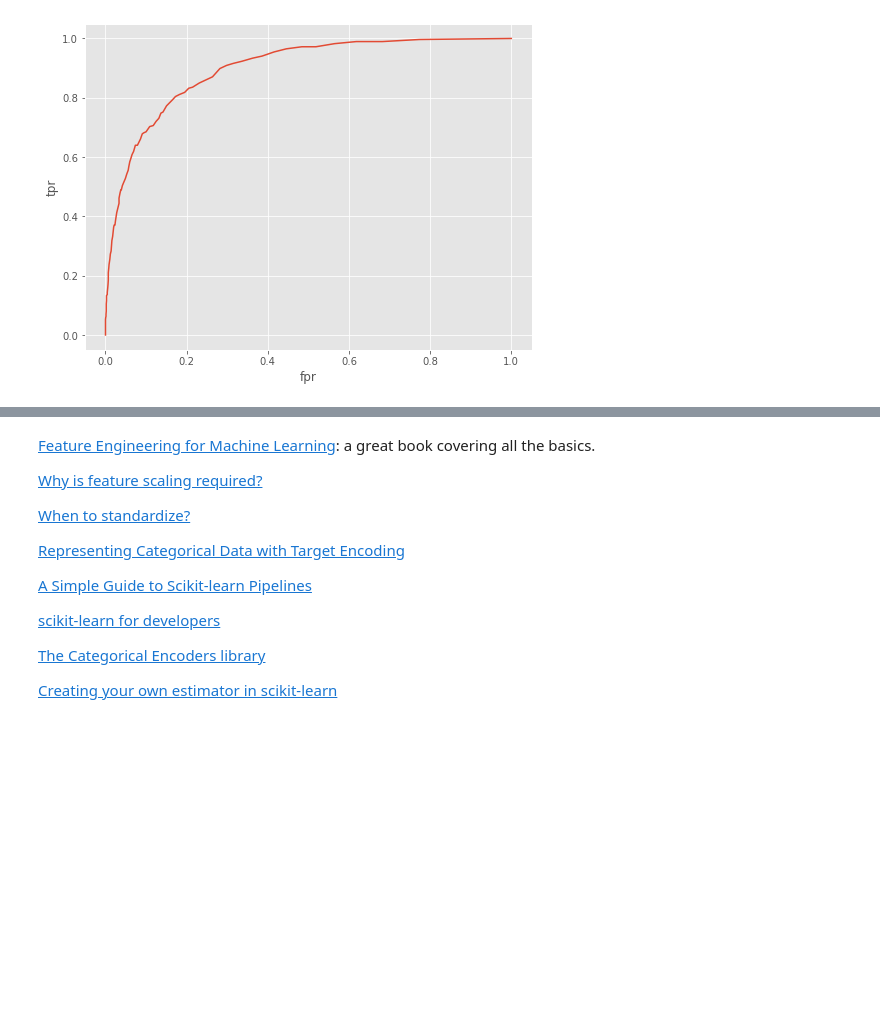
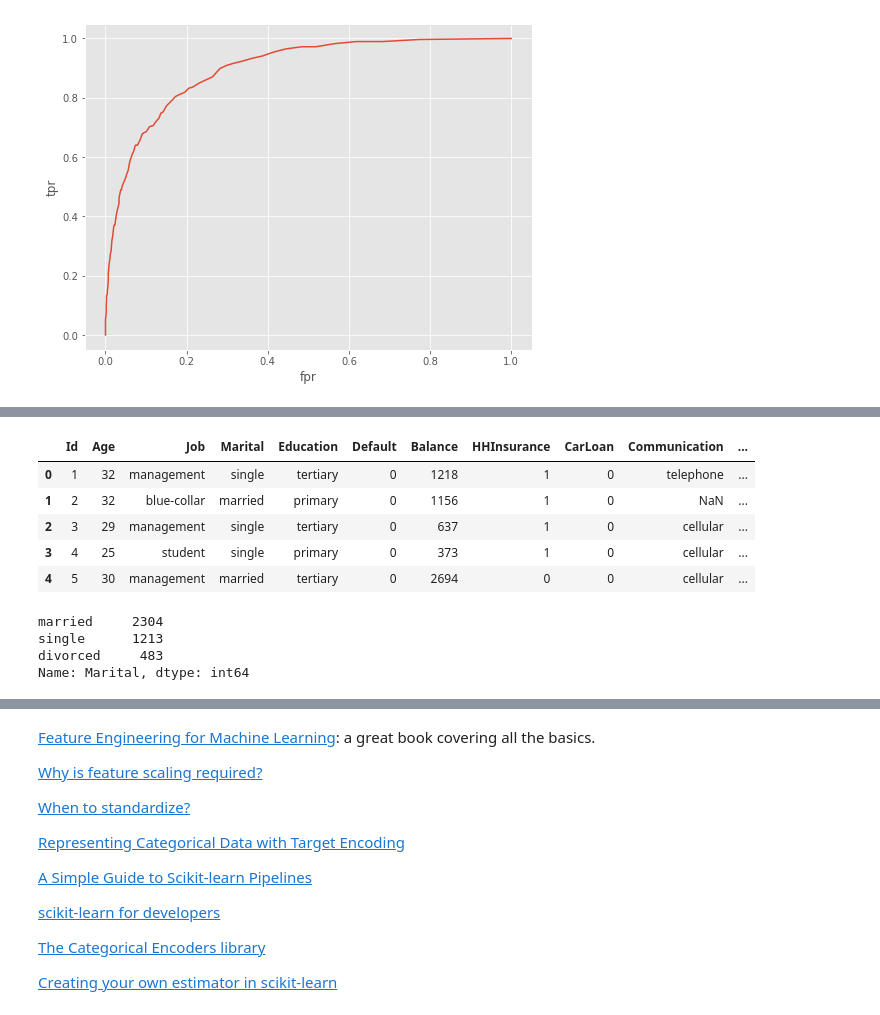
Before and after one commit to dan1dr/master_DS, a Jupyter notebook: 4.Machine_Learning/4.Feature_Engineering.ipynb, the cells around one changed output, grey strips where cells are left out. Drawn from its saved outputs; the diff is of its cells as text; code cells hidden in the pictures; blank space fills up the shorter version.

```diff
--- a/4.Machine_Learning/4.Feature_Engineering.ipynb
+++ b/4.Machine_Learning/4.Feature_Engineering.ipynb
@@ -530,0 +546,17 @@ evaluate(RandomForestClassifier(), standardized_data, target)
+# %%
+df = pd.read_csv('c://users/danid/Downloads/carInsurance_train.csv')
+df.head()
+# %% [output]
+|  | Id | Age | Job | Marital | Education | Default | Balance | HHInsurance | CarLoan | Communication | ... |
+| 0 | 1 | 32 | management | single | tertiary | 0 | 1218 | 1 | 0 | telephone | ... |
+| 1 | 2 | 32 | blue-collar | married | primary | 0 | 1156 | 1 | 0 | NaN | ... |
+| 2 | 3 | 29 | management | single | tertiary | 0 | 637 | 1 | 0 | cellular | ... |
+| 3 | 4 | 25 | student | single | primary | 0 | 373 | 1 | 0 | cellular | ... |
+| 4 | 5 | 30 | management | married | tertiary | 0 | 2694 | 0 | 0 | cellular | ... |
+# %%
+df['Marital'].value_counts()
+# %% [output]
+married     2304
+single      1213
+divorced     483
+Name: Marital, dtype: int64
```
Also changed, not shown: parts of 10 cells of this notebook.
